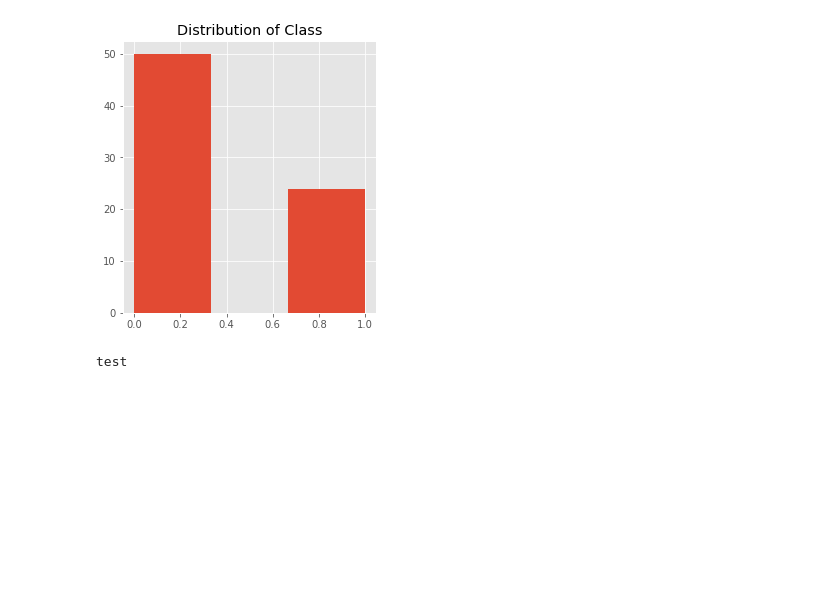
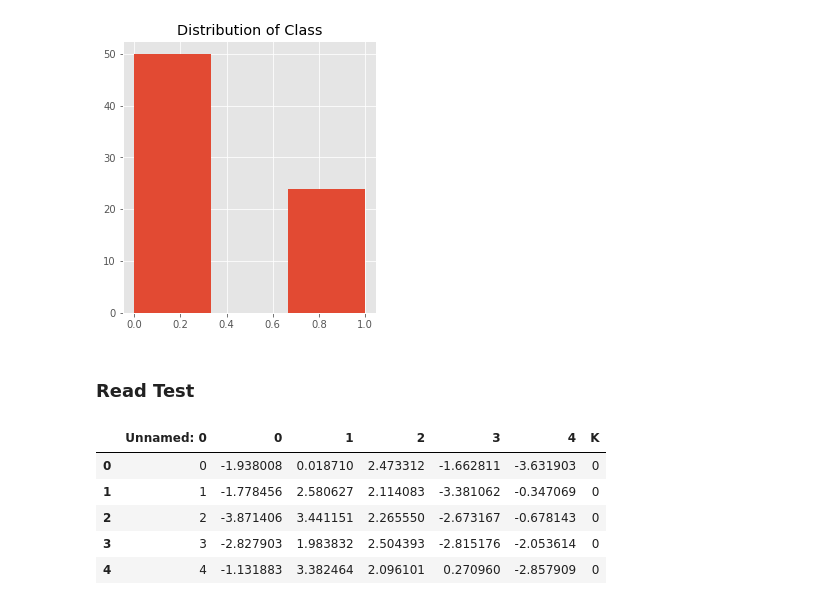
Before and after one commit to areichel90/DS5220-NaiveBayes, a Jupyter notebook: Dataset_Gen.ipynb, the cells around one changed output. Cells and saved outputs as stored; diff of their text form; code cells hidden in the pictures; blank space fills up the shorter version.

Commit message:
updating notebook w/ read test

```diff
--- a/Dataset_Gen.ipynb
+++ b/Dataset_Gen.ipynb
@@ -327,7 +327,14 @@ plt.title('Distribution of Class')
 # %% [output]
 Text(0.5,1,'Distribution of Class')
 [figure]
-# %%
-print 'test'
-# %% [output]
-test
+# %% [markdown]
+### Read Test
+# %%
+pd.read_csv('class_imbalance.csv').head()
+# %% [output]
+|  | Unnamed: 0 | 0 | 1 | 2 | 3 | 4 | K |
+| 0 | 0 | -1.938008 | 0.018710 | 2.473312 | -1.662811 | -3.631903 | 0 |
+| 1 | 1 | -1.778456 | 2.580627 | 2.114083 | -3.381062 | -0.347069 | 0 |
+| 2 | 2 | -3.871406 | 3.441151 | 2.265550 | -2.673167 | -0.678143 | 0 |
+| 3 | 3 | -2.827903 | 1.983832 | 2.504393 | -2.815176 | -2.053614 | 0 |
+| 4 | 4 | -1.131883 | 3.382464 | 2.096101 | 0.270960 | -2.857909 | 0 |
```
Also changed, not shown: parts of 1 cell of this notebook.
